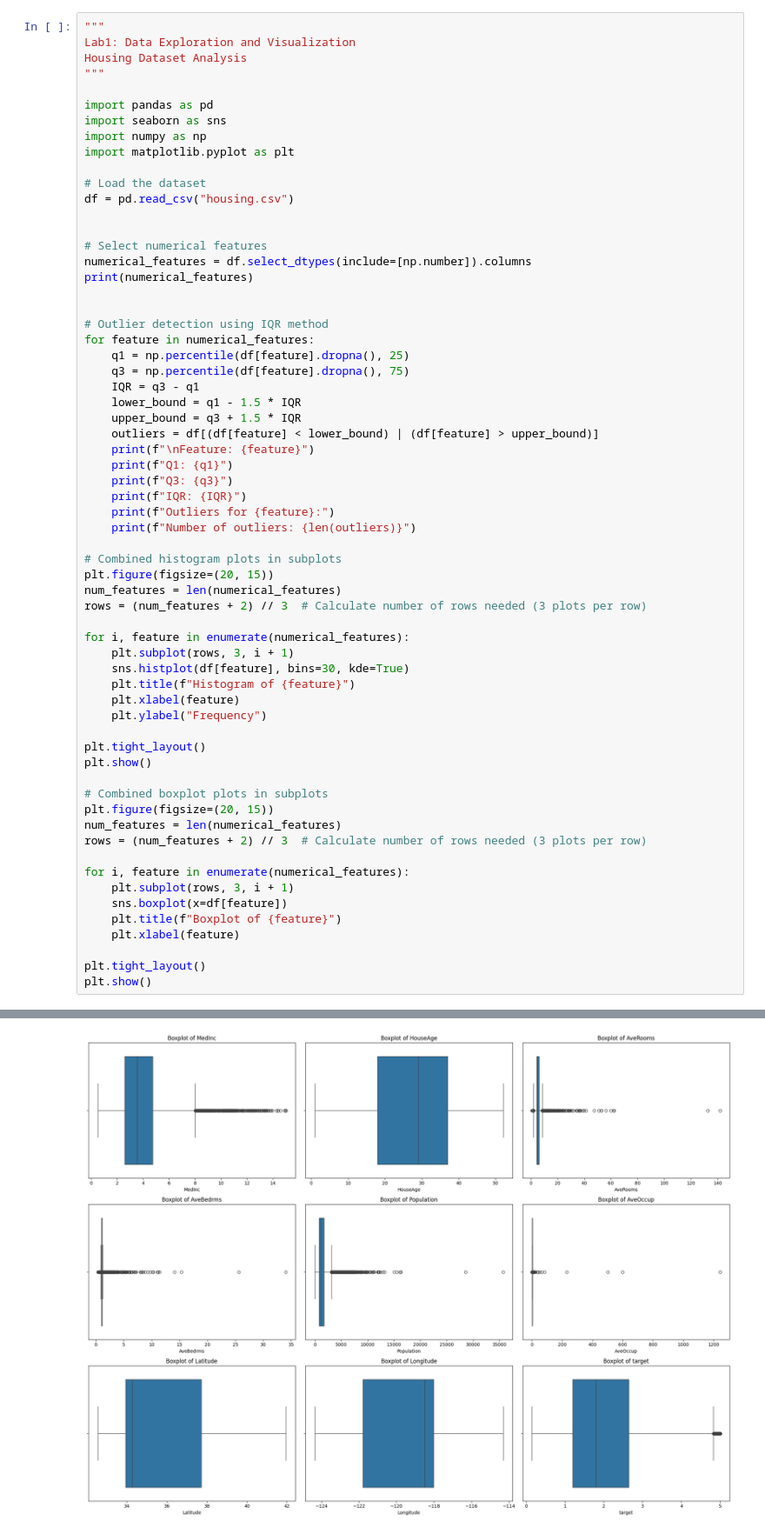
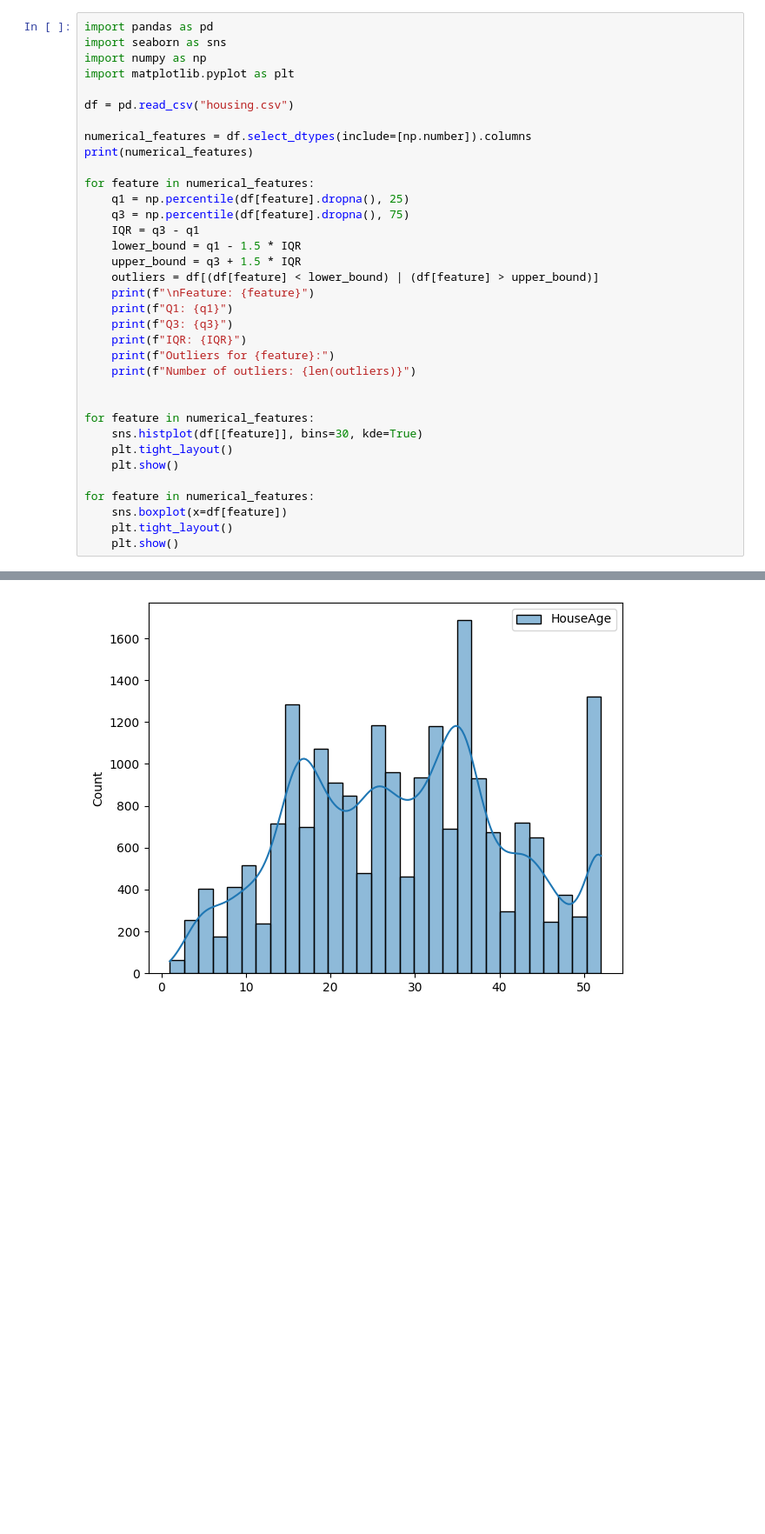
Before and after one commit to ifsvivek/Lab, a Jupyter notebook: T/Labs.ipynb, the cells around one changed output, grey strips where cells are left out. Shown at 87% size. Cells and saved outputs as stored; diff of their text form; blank space fills up the shorter version.

```diff
--- a/T/Labs.ipynb
+++ b/T/Labs.ipynb
@@ -1,24 +1,14 @@
 # %%
-"""
-Lab1: Data Exploration and Visualization
-Housing Dataset Analysis
-"""
-
 import pandas as pd
 import seaborn as sns
 import numpy as np
 import matplotlib.pyplot as plt
 
-# Load the dataset
 df = pd.read_csv("housing.csv")
 
-
-# Select numerical features
 numerical_features = df.select_dtypes(include=[np.number]).columns
 print(numerical_features)
 
-
-# Outlier detection using IQR method
 for feature in numerical_features:
     q1 = np.percentile(df[feature].dropna(), 25)
     q3 = np.percentile(df[feature].dropna(), 75)
@@ -33,34 +23,16 @@ for feature in numerical_features:
     print(f"Outliers for {feature}:")
     print(f"Number of outliers: {len(outliers)}")
 
-# Combined histogram plots in subplots
-plt.figure(figsize=(20, 15))
-num_features = len(numerical_features)
-rows = (num_features + 2) // 3  # Calculate number of rows needed (3 plots per row)
 
-for i, feature in enumerate(numerical_features):
-    plt.subplot(rows, 3, i + 1)
-    sns.histplot(df[feature], bins=30, kde=True)
-    plt.title(f"Histogram of {feature}")
-    plt.xlabel(feature)
-    plt.ylabel("Frequency")
+for feature in numerical_features:
+    sns.histplot(df[[feature]], bins=30, kde=True)
+    plt.tight_layout()
+    plt.show()
 
-plt.tight_layout()
-plt.show()
-
-# Combined boxplot plots in subplots
-plt.figure(figsize=(20, 15))
-num_features = len(numerical_features)
-rows = (num_features + 2) // 3  # Calculate number of rows needed (3 plots per row)
-
-for i, feature in enumerate(numerical_features):
-    plt.subplot(rows, 3, i + 1)
+for feature in numerical_features:
     sns.boxplot(x=df[feature])
-    plt.title(f"Boxplot of {feature}")
-    plt.xlabel(feature)
-
-plt.tight_layout()
-plt.show()
+    plt.tight_layout()
+    plt.show()
 # %% [output]
 Index(['MedInc', 'HouseAge', 'AveRooms', 'AveBedrms', 'Population', 'AveOccup',
        'Latitude', 'Longitude', 'target'],
@@ -83 +55 @@ Number of outliers: 1071
-[figure, old version]
+[figure, new version]
```
Also changed, not shown: parts of 1 cell of this notebook, 1 other file.
